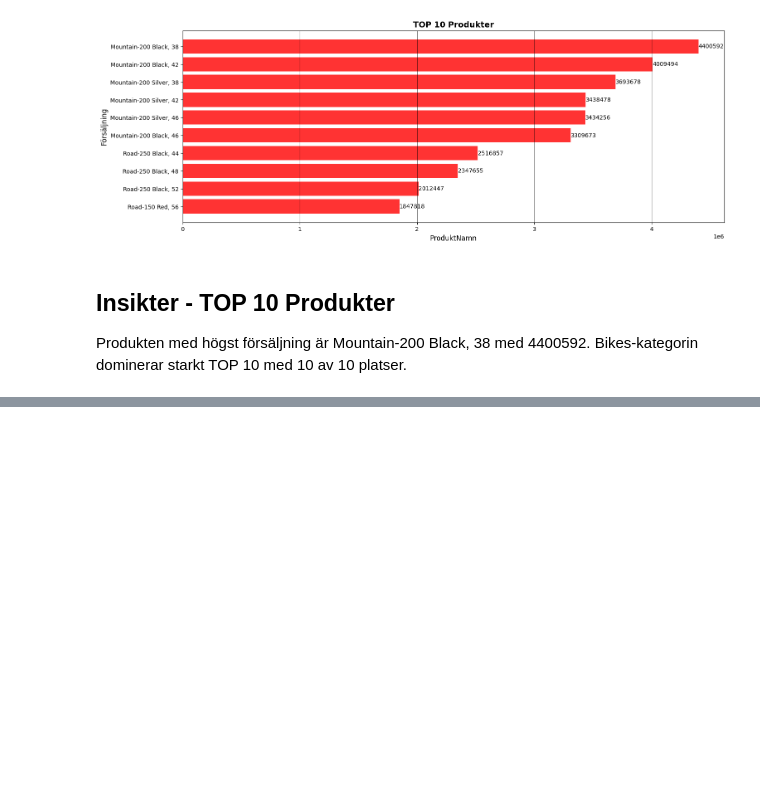
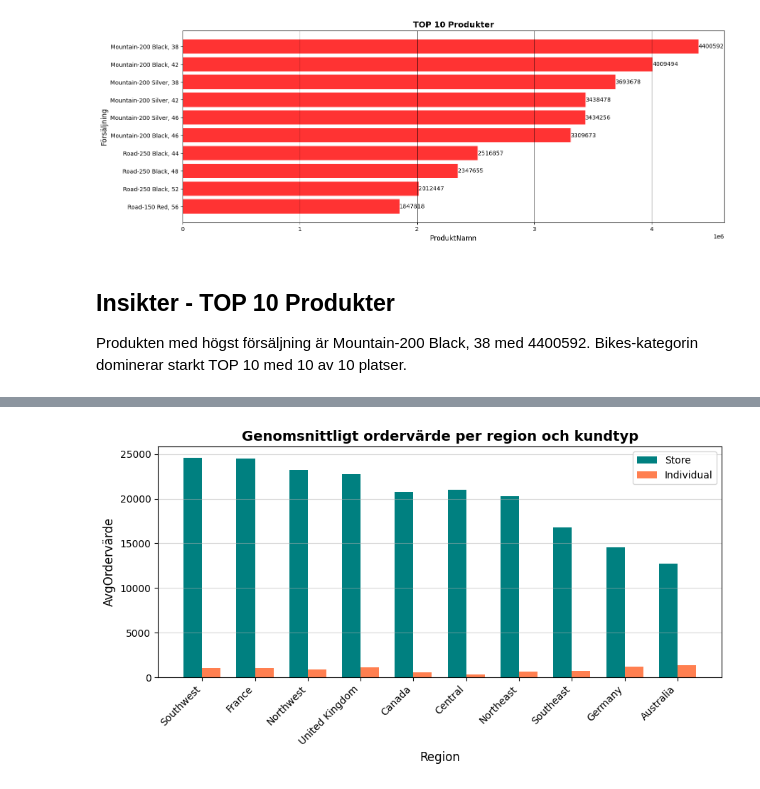
Before and after one commit to janekrajt-tech/AdventureWorks2025, a Jupyter notebook: notebooks/main.ipynb, the cells around one changed output, grey strips where cells are left out. Saved outputs shown, nothing was run; the diff lists cells and outputs as text; code cells hidden in the pictures; blank space fills up the shorter version.

```diff
--- a/notebooks/main.ipynb
+++ b/notebooks/main.ipynb
@@ -346,0 +433,66 @@ Produkten med högst försäljning är Mountain-200 Black, 38 med 4400592. Bikes
+# %%
+query_vis7 = """
+SELECT
+    st.Name AS Region,
+    CASE
+        WHEN c.StoreID IS NOT NULL THEN 'Store'
+        ELSE 'Individual'
+    END AS 'Kundtyp',
+    COUNT(DISTINCT(soh.SalesOrderID)) AS AntalOrdrar,
+    SUM(soh.SubTotal) AS TotalFörsäljning,
+    AVG(soh.SubTotal) AS AvgOrdervärde
+FROM Sales.SalesOrderHeader soh
+INNER JOIN Sales.SalesTerritory st
+ON soh.TerritoryID = st.TerritoryID
+INNER JOIN Sales.Customer c
+ON soh.CustomerID = c.CustomerID
+GROUP BY st.Name,
+        CASE
+            WHEN c.StoreID IS NOT NULL THEN 'Store'
+            ELSE 'Individual'
+         END
+
+
+"""
+df_vis7 = query_df(query_vis7)
+pivot = df_vis7.pivot(
+    index='Region',
+    columns='Kundtyp',
+    values='AvgOrdervärde'
+)
+pivot.columns = pivot.columns.str.strip()
+pivot = pivot.reindex(columns=['Store', 'Individual'])
+pivot['TotalAvg'] = pivot.mean(axis=1)
+pivot = pivot.sort_values(by='TotalAvg', ascending=False)
+
+
+df_sorted = df_vis7.sort_values(by='AvgOrdervärde', ascending=False)
+fig,ax = plt.subplots(figsize=(9,5))
+ax.bar(
+     x - width/2,
+     (pivot['Store']),
+     width,
+     color='teal',
+     label= 'Store'
+)
+
+ax.bar(
+    x + width/2,
+    pivot['Individual'],
+    width,
+    color='coral',
+    label='Individual'
+)
+
+ax.set_xticks(x)
+ax.set_xticklabels(pivot.index, rotation=45, ha='right')
+ax.set_xlabel('Region',fontsize=12)
+ax.set_ylabel('AvgOrdervärde', fontsize=12)
+ax.set_title('Genomsnittligt ordervärde per region och kundtyp',fontweight='bold',fontsize=14)
+
+ax.legend()
+ax.grid(axis='y', alpha=0.5)
+plt.tight_layout()
+plt.show()
+# %% [output]
+[figure, added]
```
Also changed, not shown: parts of 9 cells of this notebook, 2 other files.
